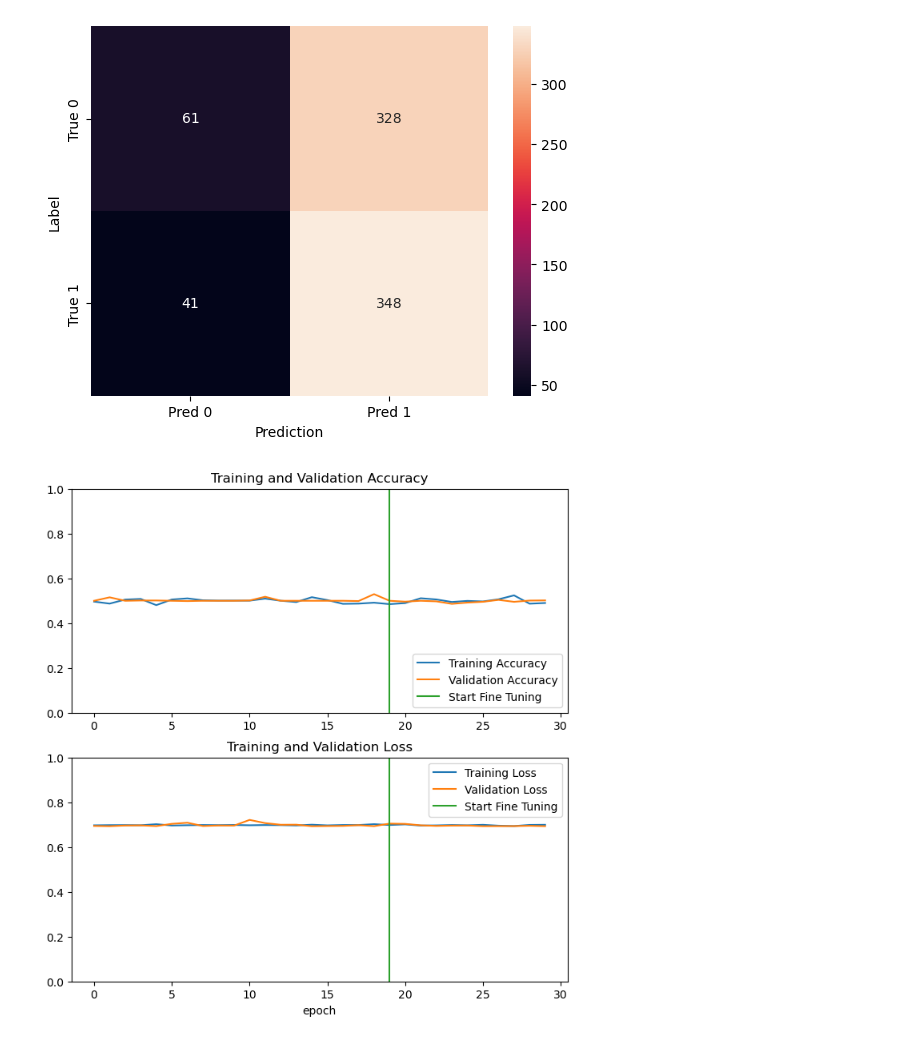
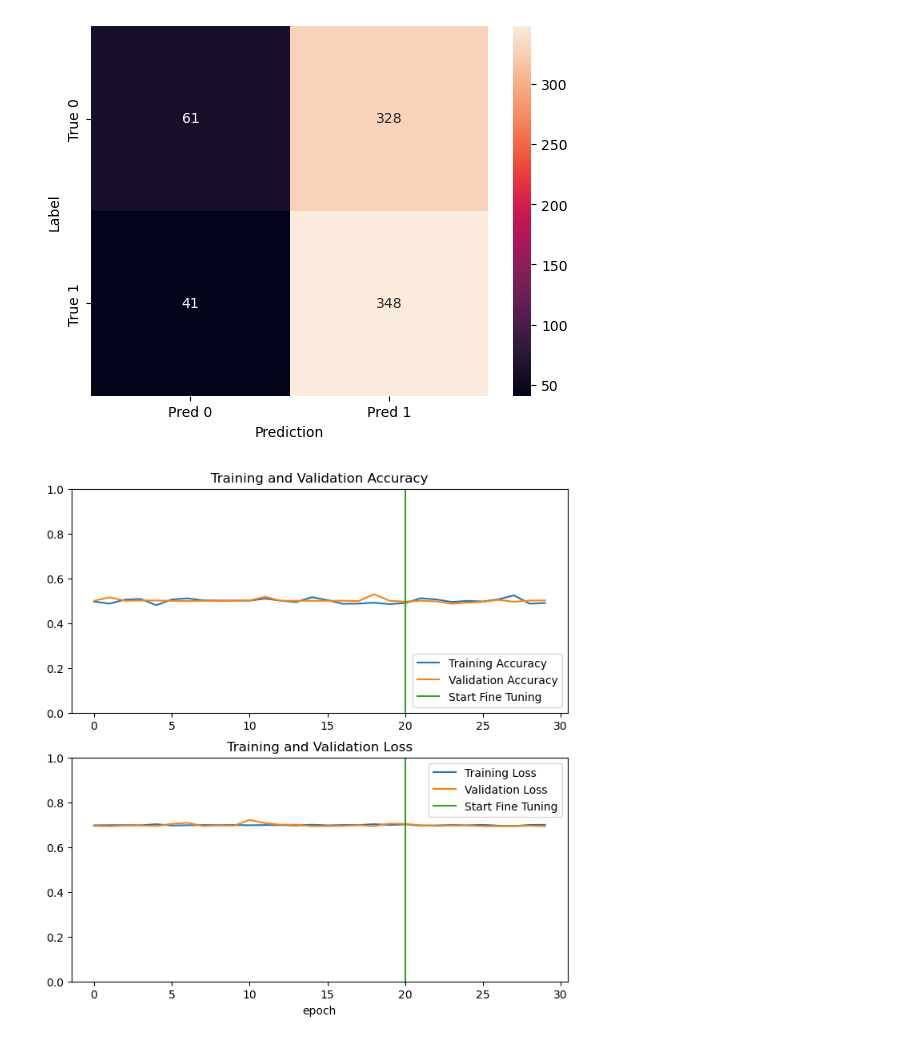
Before and after one commit to hanzeltkr/U54REC, a Jupyter notebook: image_classification/pretrain_model.ipynb, the cells around one changed output. Cells and saved outputs as stored; diff of their text form; code cells hidden in the pictures.

Commit message:
fix the plot

```diff
--- a/image_classification/pretrain_model.ipynb
+++ b/image_classification/pretrain_model.ipynb
@@ -418,30 +418,30 @@ plt.show()
 # %%
 # Combine both for plotting
 acc = history.history['auc'] + history_fine.history['auc_1']
 val_acc = history.history['val_auc'] + history_fine.history['val_auc_1']
 loss = history.history['loss'] + history_fine.history['loss']
 val_loss = history.history['val_loss'] + history_fine.history['val_loss']
 
 # Plot
 plt.figure(figsize=(8, 8))
 plt.subplot(2, 1, 1)
 plt.plot(acc, label='Training Accuracy')
 plt.plot(val_acc, label='Validation Accuracy')
 plt.ylim([0, 1.0])
-plt.plot([initial_epochs-1,initial_epochs-1],
+plt.plot([initial_epochs,initial_epochs],
           plt.ylim(), label='Start Fine Tuning')
 plt.legend(loc='lower right')
 plt.title('Training and Validation Accuracy')
 
 plt.subplot(2, 1, 2)
 plt.plot(loss, label='Training Loss')
 plt.plot(val_loss, label='Validation Loss')
 plt.ylim([0, 1.0])
-plt.plot([initial_epochs-1,initial_epochs-1],
+plt.plot([initial_epochs,initial_epochs],
          plt.ylim(), label='Start Fine Tuning')
 plt.legend(loc='upper right')
 plt.title('Training and Validation Loss')
 plt.xlabel('epoch')
 plt.show()
 # %% [output]
-[figure, old version]
+[figure, new version]
```
Also changed, not shown: 1 other file.
